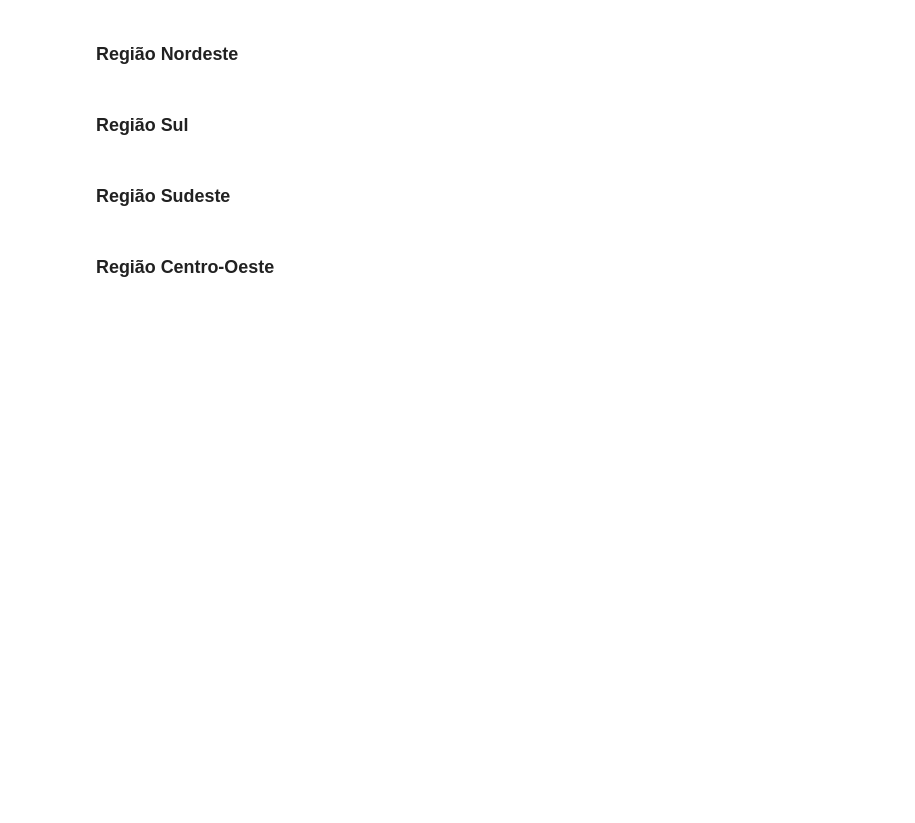
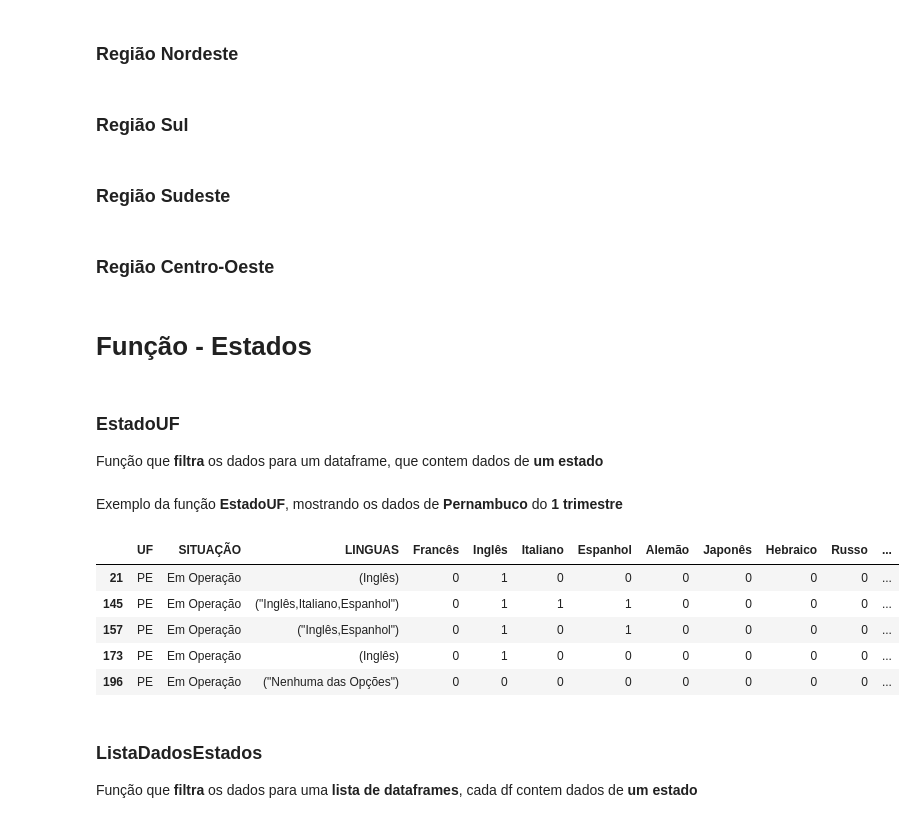
Before and after one commit to if1015-datascience-ufpe/2018-2-projeto-agua-de-coco, a Jupyter notebook: Análise Hospedagens.ipynb, the cells around one changed output. Saved outputs shown, nothing was run; the diff lists cells and outputs as text; code cells hidden in the pictures; blank space fills up the shorter version.

Commit message:
Filtrando por Estados
Criação de funções para filtrar os dados por UF's

```diff
--- a/Análise Hospedagens.ipynb
+++ b/Análise Hospedagens.ipynb
@@ -184,3 +184,28 @@ def RegiaoCentroOeste(data_frame):
     dadosCentroOeste = data_frame[data_frame.UF.isin(regiaoCentroOeste)]
 
     return dadosCentroOeste
+# %% [markdown]
+# Função - Estados
+# %% [markdown]
+### EstadoUF
+<p>Função que <strong>filtra</strong> os dados para um dataframe, que contem dados de<strong> um estado</strong></p>
+# %%
+def EstadoUF(data_Frame,UF):
+    dadosEstado = data_Frame[data_Frame.UF == UF]
+    return dadosEstado
+# %% [markdown]
+<p>Exemplo da função <strong>EstadoUF</strong>, mostrando os dados de <strong>Pernambuco</strong> do <strong>1 trimestre</strong></p>
+# %%
+# Exemplo da função EstadoUF - com estado de pernambuco - trimestre 1
+dadosPE_trimestre1 = EstadoUF(dadosHospedagens_Trimestre01,'PE')
+dadosPE_trimestre1.head()
+# %% [output]
+|  | UF | SITUAÇÃO | LINGUAS | Francês | Inglês | Italiano | Espanhol | Alemão | Japonês | Hebraico | Russo | ... |
+| 21 | PE | Em Operação | (Inglês) | 0 | 1 | 0 | 0 | 0 | 0 | 0 | 0 | ... |
+| 145 | PE | Em Operação | ("Inglês,Italiano,Espanhol") | 0 | 1 | 1 | 1 | 0 | 0 | 0 | 0 | ... |
+| 157 | PE | Em Operação | ("Inglês,Espanhol") | 0 | 1 | 0 | 1 | 0 | 0 | 0 | 0 | ... |
+| 173 | PE | Em Operação | (Inglês) | 0 | 1 | 0 | 0 | 0 | 0 | 0 | 0 | ... |
+| 196 | PE | Em Operação | ("Nenhuma das Opções") | 0 | 0 | 0 | 0 | 0 | 0 | 0 | 0 | ... |
+# %% [markdown]
+### ListaDadosEstados
+<p>Função que <strong>filtra</strong> os dados para uma <strong>lista de dataframes</strong>, cada df contem dados de <strong> um estado</strong></p>
```
Also changed, not shown: parts of 4 cells of this notebook.
